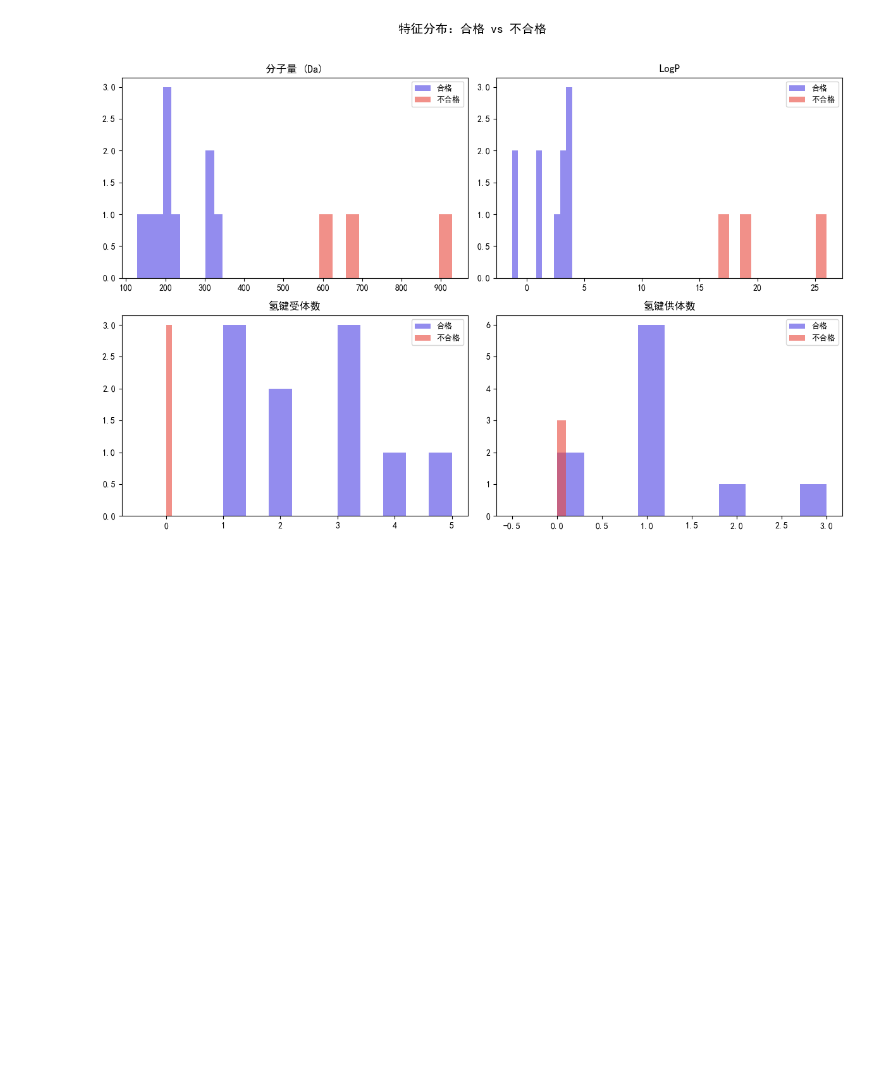
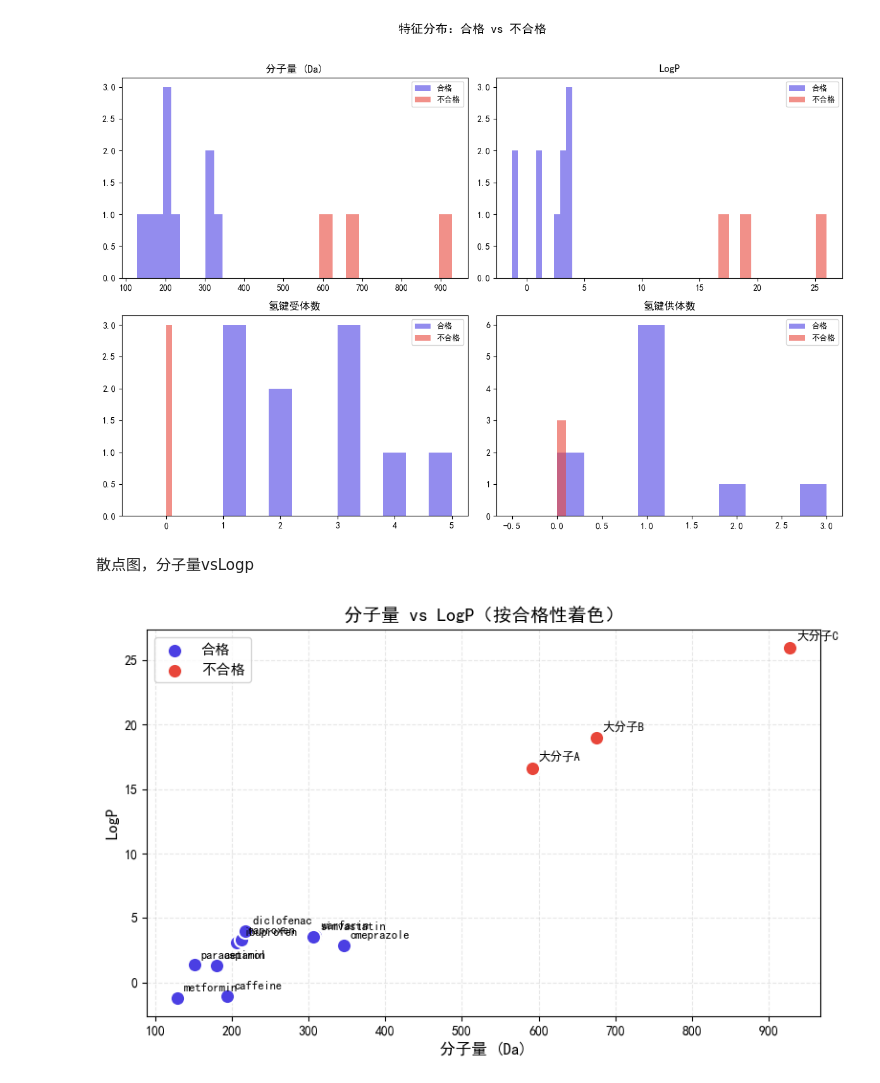
Before and after one commit to JJF-Y/AIDD-learing, a Jupyter notebook: 05-ml-basics/ml-basics-learning.ipynb, the cells around one changed output. Cells and saved outputs as stored; diff of their text form; code cells hidden in the pictures; blank space fills up the shorter version.

```diff
--- a/05-ml-basics/ml-basics-learning.ipynb
+++ b/05-ml-basics/ml-basics-learning.ipynb
@@ -410,3 +410,29 @@ plt.tight_layout()  #自动调整距离，避免重合
 plt.show()
 # %% [output]
 [figure]
+# %% [markdown]
+散点图，分子量vsLogp
+# %%
+fig, ax = plt.subplots(figsize=(8, 5))  # 画布
+
+for cls, color, label in [(1, '#4B3FE3', '合格'), (0, '#E8463A', '不合格')]:    #依旧是解包，两个三元元组，所需要有三个元素来接收值
+    mask = y == cls #生成布尔掩码，y== cls不是判断句作用是生成布尔数组，若是为真，即输出True,若是为假，即输出Flase
+    ax.scatter(X[mask, 0], X[mask, 1], s=120, c=color, edgecolors='white',  #生成散点图
+               linewidth=1.5, label=label, zorder=3)
+#s=120点的大小，c=color点的颜色，edgecolors='white'，点的白色边框
+
+# 标注药名
+for i, name in enumerate(names):
+    ax.annotate(name, (X[i][0], X[i][1]), textcoords='offset points',   #给点标注药名
+                xytext=(5, 5), fontsize=9)
+#X[i][0], X[i][1]，第 i 个点的坐标（分子量，LogP），textcoords='offset points'，偏移用像素计算，不用数据计算，xytext=(5, 5)，文字右移 5 像素、上移 5 像素，避免文字与点重合
+
+ax.set_title('分子量 vs LogP（按合格性着色）', fontsize=14)
+ax.set_xlabel('分子量 (Da)', fontsize=12)
+ax.set_ylabel('LogP', fontsize=12)
+ax.legend(fontsize=11)
+ax.grid(True, alpha=0.3, linestyle='--')    #True开启网格，linestyle='--'，虚线
+plt.tight_layout()
+plt.show()
+# %% [output]
+[figure, added]
```
